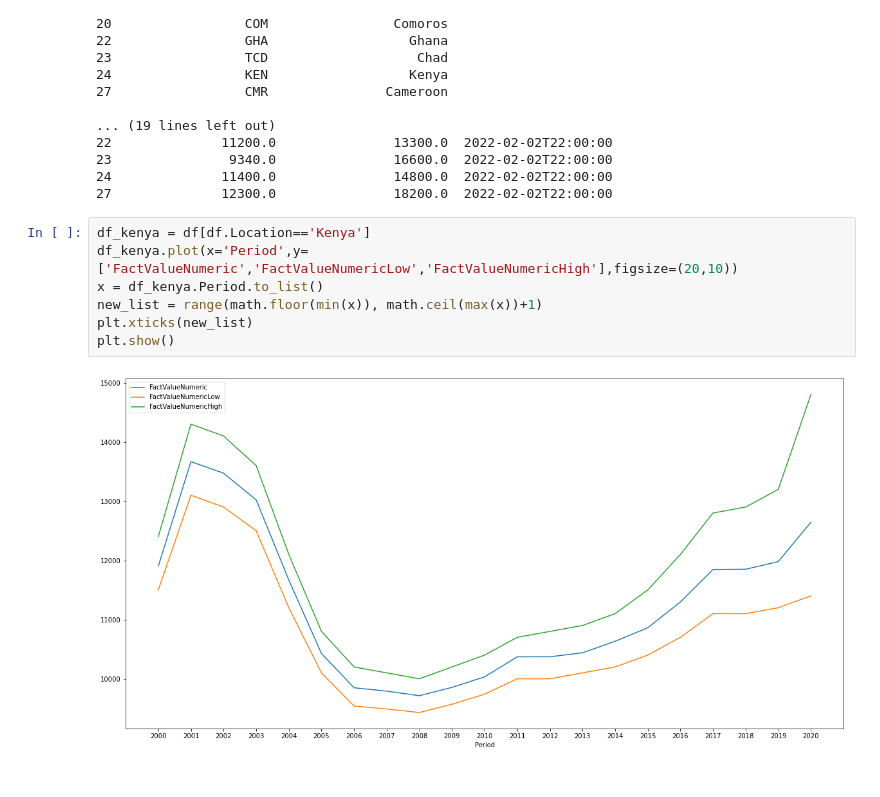
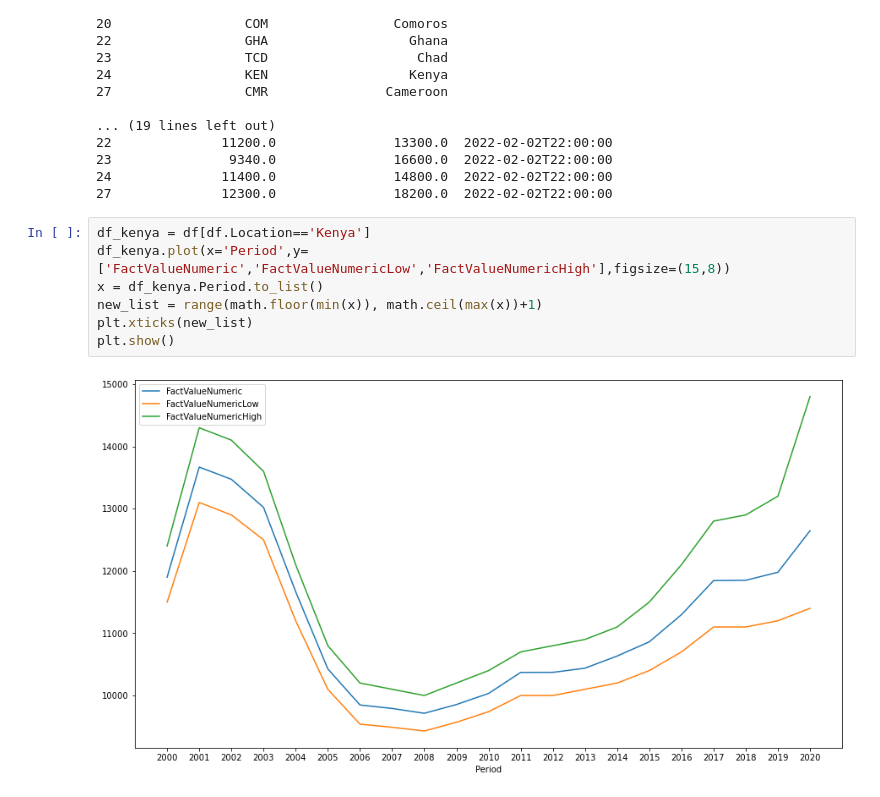
Before and after one commit to heikoheilgendorff/adh_data_blog, a Jupyter notebook: _notebooks/2022_08_11_Malaria_Blog_Post.ipynb, the cells around one changed output. Saved outputs shown, nothing was run; the diff lists cells and outputs as text.

```diff
--- a/_notebooks/2022_08_11_Malaria_Blog_Post.ipynb
+++ b/_notebooks/2022_08_11_Malaria_Blog_Post.ipynb
@@ -107,10 +107,10 @@ print(df.head(10))
 27              12300.0               18200.0  2022-02-02T22:00:00
 # %%
 df_kenya = df[df.Location=='Kenya']
-df_kenya.plot(x='Period',y=['FactValueNumeric','FactValueNumericLow','FactValueNumericHigh'],figsize=(20,10))
+df_kenya.plot(x='Period',y=['FactValueNumeric','FactValueNumericLow','FactValueNumericHigh'],figsize=(15,8))
 x = df_kenya.Period.to_list()
 new_list = range(math.floor(min(x)), math.ceil(max(x))+1)
 plt.xticks(new_list)
 plt.show()
 # %% [output]
-[figure, old version]
+[figure, new version]
```
Also changed, not shown: parts of 1 cell of this notebook.
